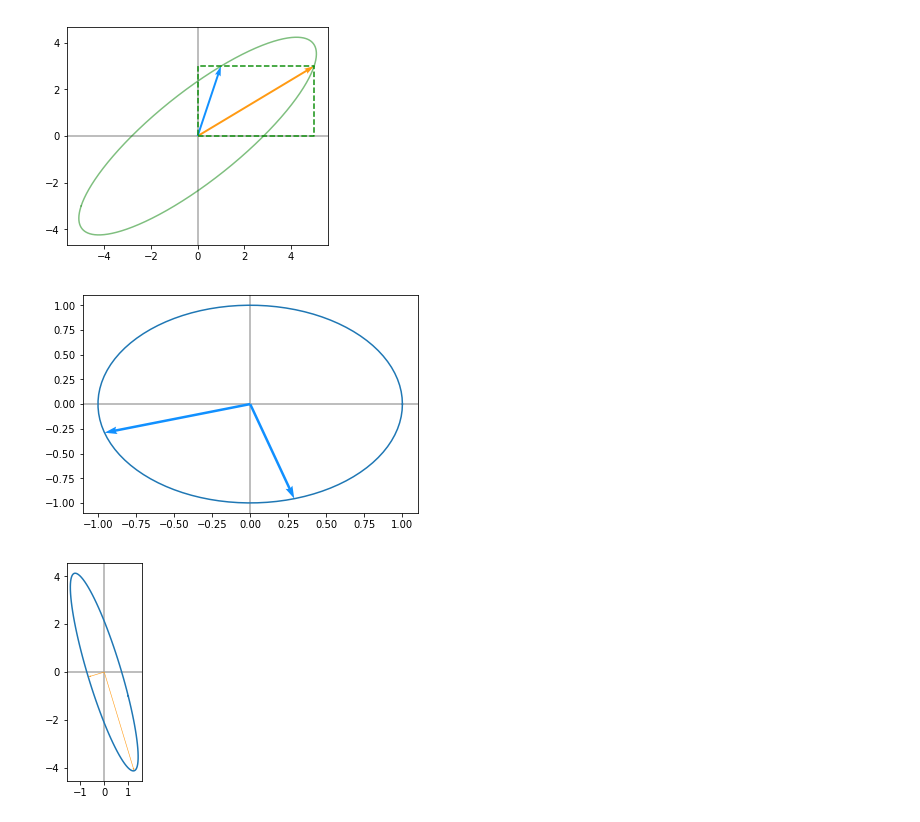
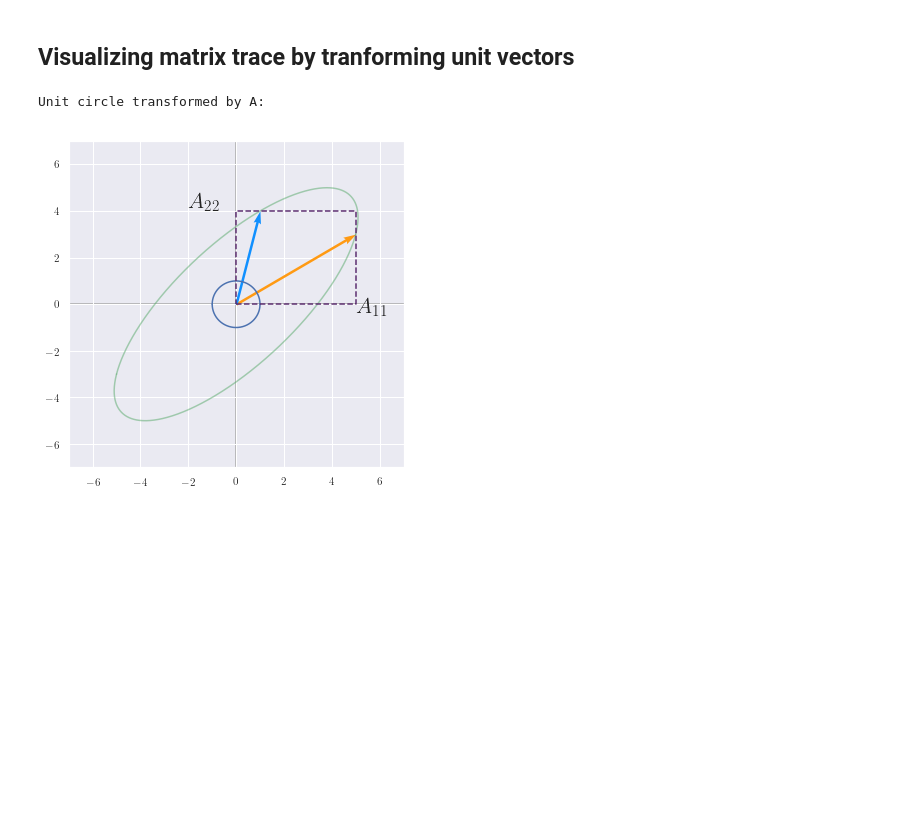
Before and after one commit to shengxue/Matrix-Cookbook-Notes, a Jupyter notebook: 1.1 Trace/1.1 Trace.ipynb, the cells around one changed output. Saved outputs shown, nothing was run; the diff lists cells and outputs as text; code cells hidden in the pictures; blank space fills up the shorter version.

Commit message:
matrix cookbook: trace

```diff
--- a/1.1 Trace/1.1 Trace.ipynb
+++ b/1.1 Trace/1.1 Trace.ipynb
@@ -74,13 +27,21 @@ def matrixToPlot(matrix, vectorsCol=['#FF9A13', '#1190FF']):
+# %% [markdown]
+## Visualizing matrix trace by tranforming unit vectors
 # %%
-A = np.array([[5, 1], [3, 3]])
+A = np.array([[5, 1], [3, 4]])
 # %%
-##### print('Unit circle transformed by A:')
+print('Unit circle transformed by A:')
+plt.figure(figsize=(6, 6))
+
 matrixToPlot(A)
-#plotVectors([[5, 0], [0, 3]], cols=['#FF9AF3', '#11900F'])
-plt.xlim(-8, 8)
-plt.ylim(-8, 8)
-plt.plot([0, 5, 5, 0, 0], [0, 0, 3, 3, 0], linestyle='--', color='#11900F')
-plt.axis('scaled')
+
+plt.plot([0, 5, 5, 0, 0], [0, 0, 4, 4, 0], linestyle='--', color='#5B2C6F')
+plt.text(5, -0.5, r"$A_{11}$")
+plt.text(-2, 4, r"$A_{22}$")
+
+plt.xlim(-7, 7)
+plt.ylim(-7, 7)
+# plt.axis('scaled')
 plt.show()
 # %% [output]
+Unit circle transformed by A:
-[figure, old version]
+[figure, new version]
@@ -121,6 +47,0 @@ def linearTransformation(transformMatrix):
-# %%
-A = np.array([[1,-1], [-1, 4]])
-linearTransformation(A)
-# %% [output]
-[figure, removed]
-[figure, removed]
```
Also changed, not shown: parts of 11 cells of this notebook, 1 other file.
